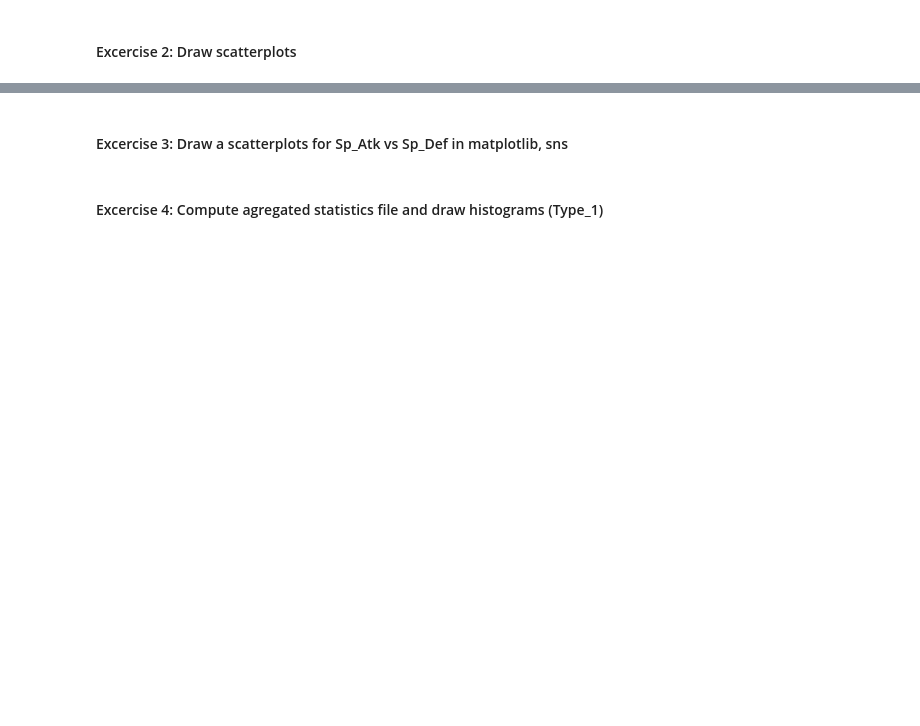
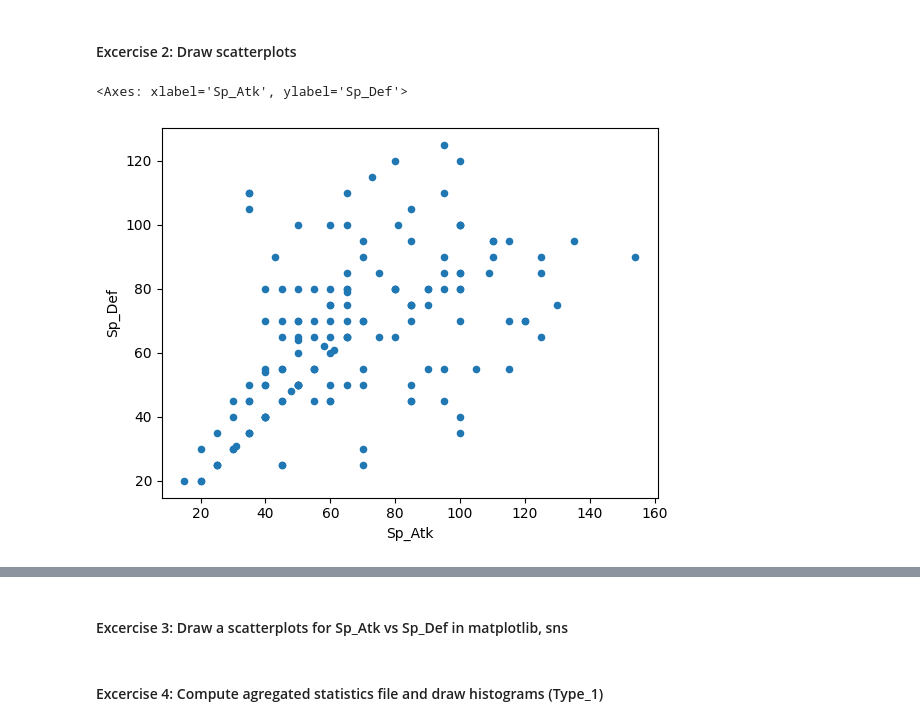
Before and after one commit to fortune-max/M4-python-refresher-ml, a Jupyter notebook: Day3.ipynb, the cells around one changed output, grey strips where cells are left out. Saved outputs shown, nothing was run; the diff lists cells and outputs as text; code cells hidden in the pictures; blank space fills up the shorter version.

```diff
--- a/Day3.ipynb
+++ b/Day3.ipynb
@@ -54,7 +76,11 @@ ImportError: ignored
 # %%
 # x = 'Attack',
 # y = 'Defense'
 # df
+pokemon_df.plot(kind="scatter", x="Sp_Atk", y="Sp_Def")
+# %% [output]
+<Axes: xlabel='Sp_Atk', ylabel='Sp_Def'>
+[figure, added]
 # %%
 # x = 'Attack',
 # y = 'Defense'
```
Also changed, not shown: parts of 17 cells of this notebook.
